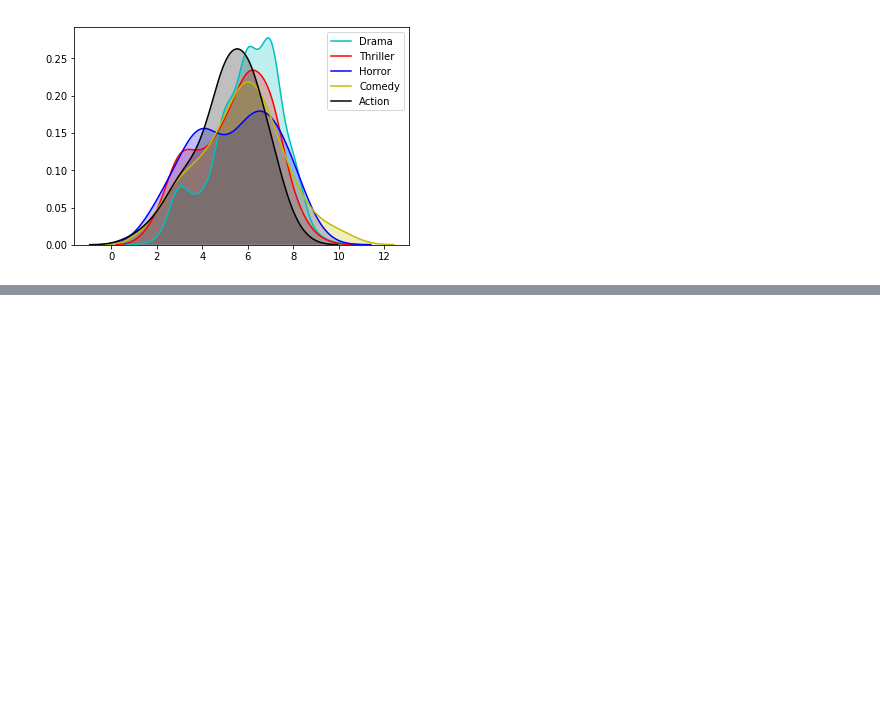
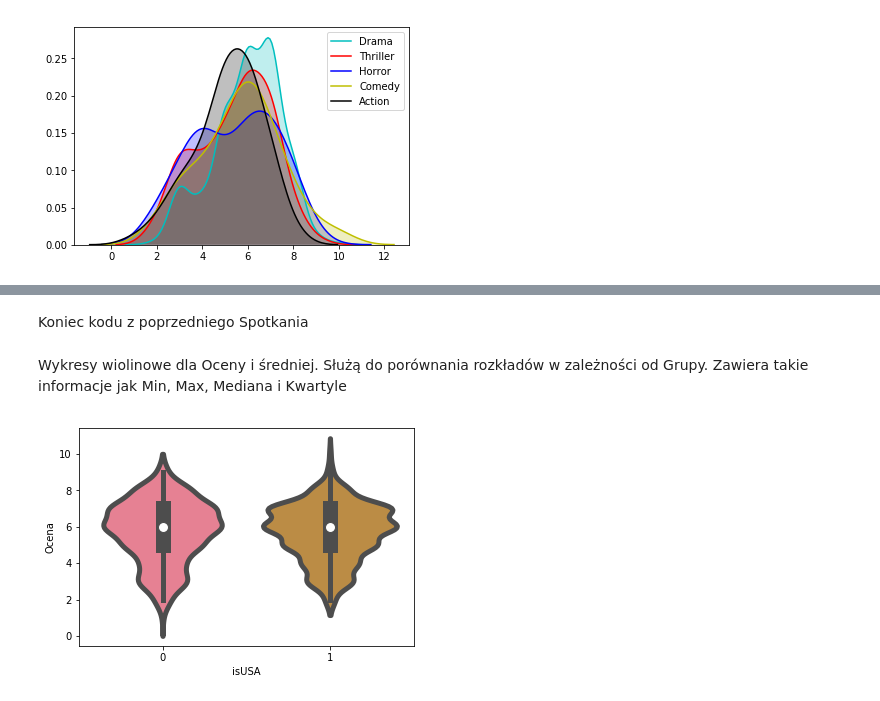
Before and after one commit to dataworkshop/dw-poznan-project, a Jupyter notebook: spotkania/2019-11-12/wykresy/marks.ipynb, the cells around one changed output, grey strips where cells are left out. Saved outputs shown, nothing was run; the diff lists cells and outputs as text; code cells hidden in the pictures; blank space fills up the shorter version.

Commit message:
Nowe wykresy

```diff
--- a/spotkania/2019-11-12/wykresy/marks.ipynb
+++ b/spotkania/2019-11-12/wykresy/marks.ipynb
@@ -256,0 +367,5 @@ Merging with
+# %%
+print(len(imdb))
+imdb = imdb.dropna(subset=['startYear','originalTitle'])
+imdb = imdb[imdb['titleType']=='movie']
+imdb.head()
@@ -256,0 +380,8 @@ Merging with
+# %%
+oceny_imdb = pd.merge(
+    marks_Oceny,
+    imdb,
+    how='inner',
+    on=['startYear','originalTitle'])
+print(len(oceny_imdb))
+oceny_imdb.head()
@@ -256,0 +406,13 @@ Merging with
+# %%
+def get_similarity(row):
+    text_list_eng = to_list(row['genre_eng'])
+    text_list_genres = to_list(row['genres'])
+
+    # product of those lists
+    commons = set(text_list_eng) & set(text_list_genres)
+
+    return len(commons)
+
+oceny_imdb['similarity'] = oceny_imdb.apply(get_similarity,axis=1)
+oceny_duplicated = oceny_imdb[oceny_imdb.duplicated(subset=['originalTitle'], keep=False)]
+oceny_duplicated
@@ -256,0 +438,5 @@ Merging with
+# %%
+top1 = oceny_imdb.groupby(['ID']).apply(lambda x: x.sort_values(["similarity"], ascending = False)).reset_index(drop=True)
+oceny_imdb2 = top1.groupby('ID').head(1).copy()
+
+oceny_imdb2[oceny_imdb2['originalTitle']=='Joker']
@@ -256,0 +457,9 @@ Merging with
+# %% [markdown]
+Koniec kodu z poprzedniego Spotkania
+# %% [markdown]
+Wykresy wiolinowe dla Oceny i średniej. Służą do porównania rozkładów w zależności od Grupy.
+Zawiera takie informacje jak Min, Max, Mediana i Kwartyle
+# %%
+p1=sns.violinplot(x=oceny_imdb2['isUSA'], y=oceny_imdb2['Ocena'], palette=sns.color_palette("husl", 8) ,linewidth=5, inner='box')
+# %% [output]
+[figure, added]
```
Also changed, not shown: parts of 38 cells of this notebook.
